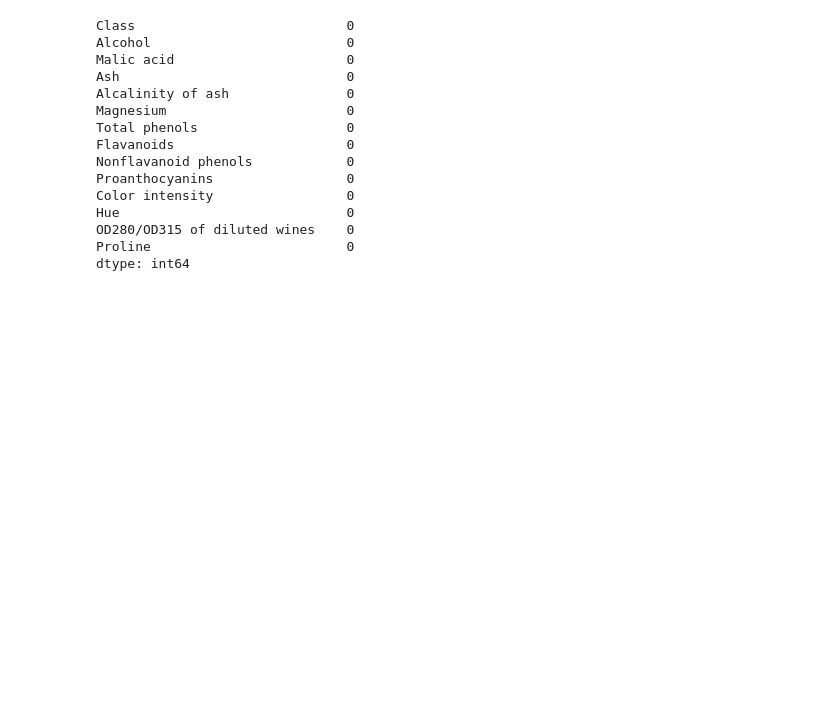
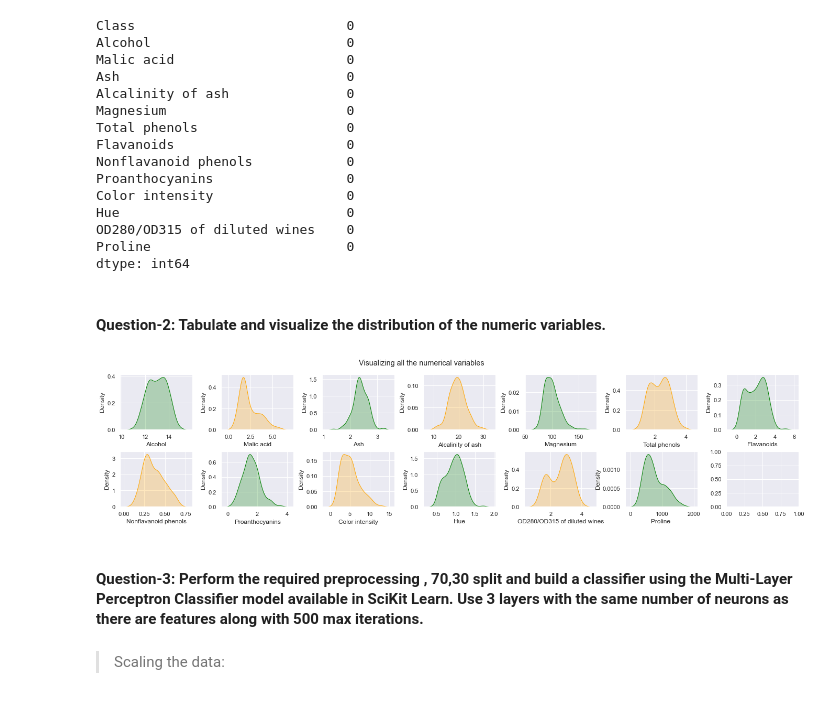
Before and after one commit to ronanmarkdsouza/MLLab_200968256, a Jupyter notebook: Lab-6/Lab-6_ex1.ipynb, the cells around one changed output. Drawn from its saved outputs; the diff is of its cells as text; code cells hidden in the pictures; blank space fills up the shorter version.

```diff
--- a/Lab-6/Lab-6_ex1.ipynb
+++ b/Lab-6/Lab-6_ex1.ipynb
@@ -8,3 +8,8 @@ import pandas as pd
 import numpy as np
 import matplotlib.pyplot as plt
 import seaborn as sb
+from sklearn.preprocessing import StandardScaler
+from sklearn.model_selection import train_test_split
+from sklearn.metrics import classification_report
+from sklearn.neural_network import MLPClassifier
+sb.set_theme()
@@ -58,3 +65,30 @@ Hue                             0
 OD280/OD315 of diluted wines    0
 Proline                         0
 dtype: int64
+# %% [markdown]
+#### Question-2: Tabulate and visualize the distribution of the numeric variables.
+# %%
+fig, axes = plt.subplots(2,7, figsize=(20,5))
+fig.suptitle("Visualizing all the numerical variables")
+counter = 1
+for i in range(2):
+    for j in range(7):
+        if i == 1 and j == 6:
+            break
+        if counter%2==0:
+            sb.kdeplot(ax=axes[i,j],data=wine, x=wine[wine.columns[counter]], shade=True, color='orange')
+        else:
+            sb.kdeplot(ax=axes[i,j],data=wine, x=wine[wine.columns[counter]], shade=True, color='green')
+        if counter<13:
+            counter=counter+1
+
+plt.subplots_adjust(left=0.1,
+                    bottom=0.2,
+                    right=1.0,
+                    top=0.9,
+                    wspace=0.4,
+                    hspace=0.4)
+# %% [output]
+[figure, added]
+# %% [markdown]
+#### Question-3: Perform  the  required  preprocessing  ,  70,30  split  and  build  a  classifier  using  the Multi-Layer  Perceptron  Classifier  model  available  in  SciKit  Learn.  Use  3  layers with  the  same  number  of  neurons  as  there  are  features  along  with  500  max iterations.
@@ -60,0 +98,2 @@ dtype: int64
+# %% [markdown]
+> Scaling the data:
```
Also changed, not shown: parts of 13 cells of this notebook, 8 other files.
